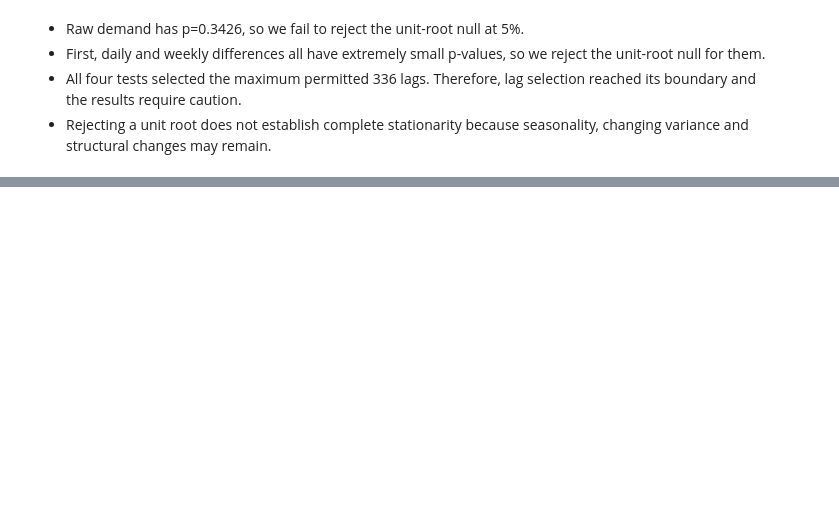
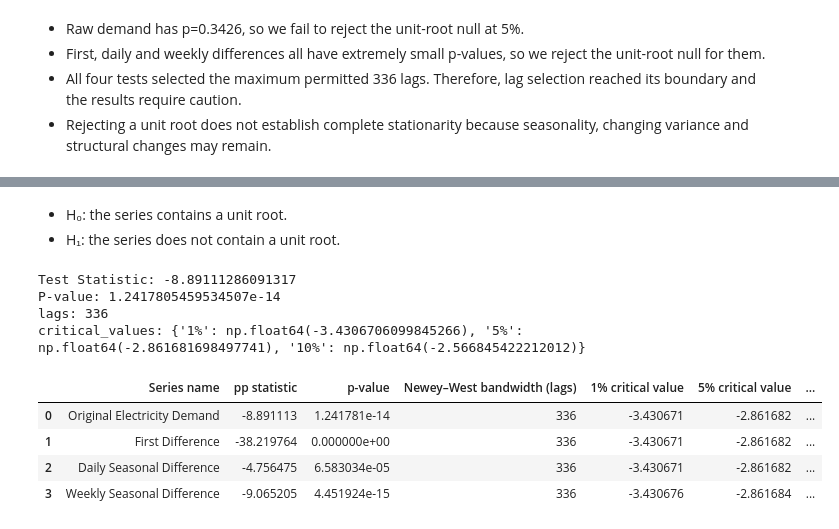
Before and after one commit to Ak62007/Halftime-Effect, a Jupyter notebook: notebooks/05_stationarity_and_spectral_analysis.ipynb, the cells around one changed output, grey strips where cells are left out. Saved outputs shown, nothing was run; the diff lists cells and outputs as text; code cells hidden in the pictures; blank space fills up the shorter version.

```diff
--- a/notebooks/05_stationarity_and_spectral_analysis.ipynb
+++ b/notebooks/05_stationarity_and_spectral_analysis.ipynb
@@ -499,0 +505,3 @@ results
+# %% [markdown]
+- H₀: the series contains a unit root.
+- H₁: the series does not contain a unit root.
@@ -499,0 +517,10 @@ results
+# %%
+print(f'Test Statistic: {pp_test.stat}')
+print(f'P-value: {pp_test.pvalue}')
+print(f'lags: {pp_test.lags}')
+print(f'critical_values: {pp_test.critical_values}')
+# %% [output]
+Test Statistic: -8.89111286091317
+P-value: 1.2417805459534507e-14
+lags: 336
+critical_values: {'1%': np.float64(-3.4306706099845266), '5%': np.float64(-2.861681698497741), '10%': np.float64(-2.566845422212012)}
@@ -499,0 +551,9 @@ results
+# %%
+results = pd.DataFrame(results)
+results
+# %% [output]
+|  | Series name | pp statistic | p-value | Newey–West bandwidth (lags) | 1% critical value | 5% critical value | ... |
+| 0 | Original Electricity Demand | -8.891113 | 1.241781e-14 | 336 | -3.430671 | -2.861682 | ... |
+| 1 | First Difference | -38.219764 | 0.000000e+00 | 336 | -3.430671 | -2.861682 | ... |
+| 2 | Daily Seasonal Difference | -4.756475 | 6.583034e-05 | 336 | -3.430671 | -2.861682 | ... |
+| 3 | Weekly Seasonal Difference | -9.065205 | 4.451924e-15 | 336 | -3.430676 | -2.861684 | ... |
```
Also changed, not shown: parts of 15 cells of this notebook.
